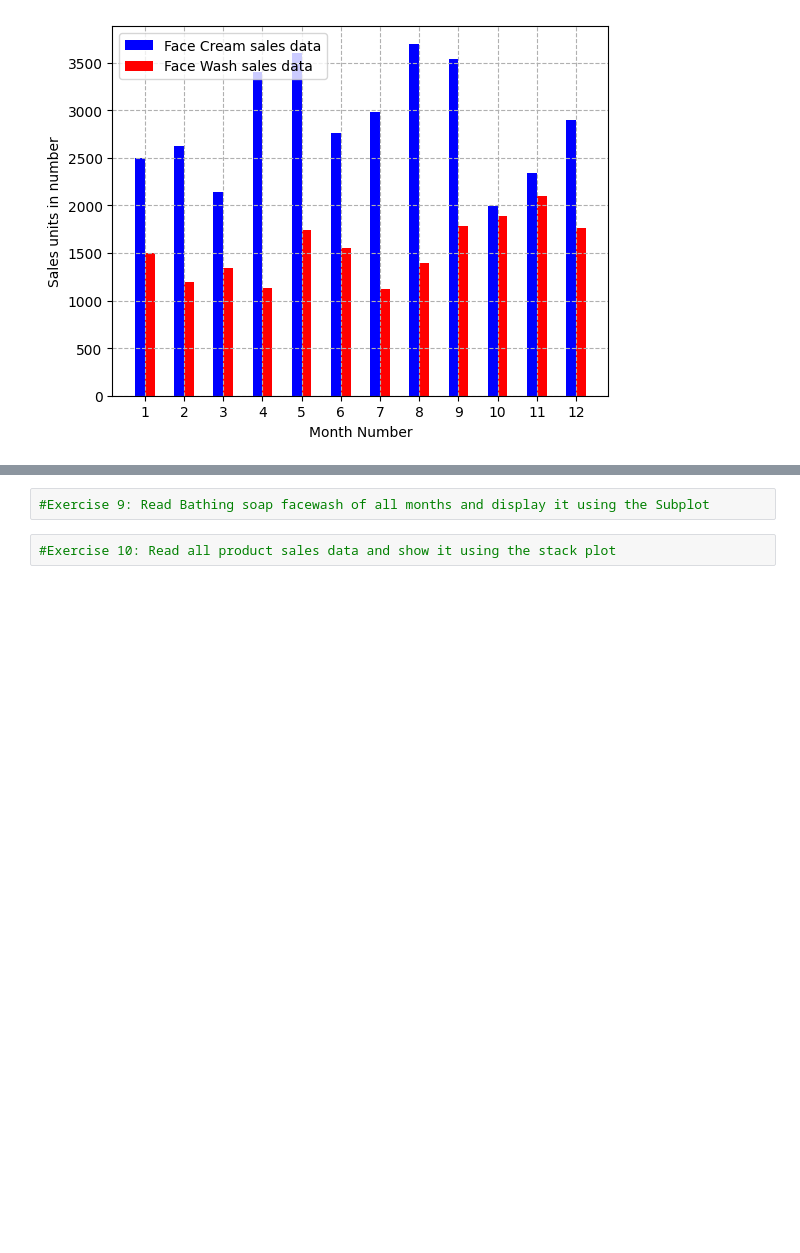
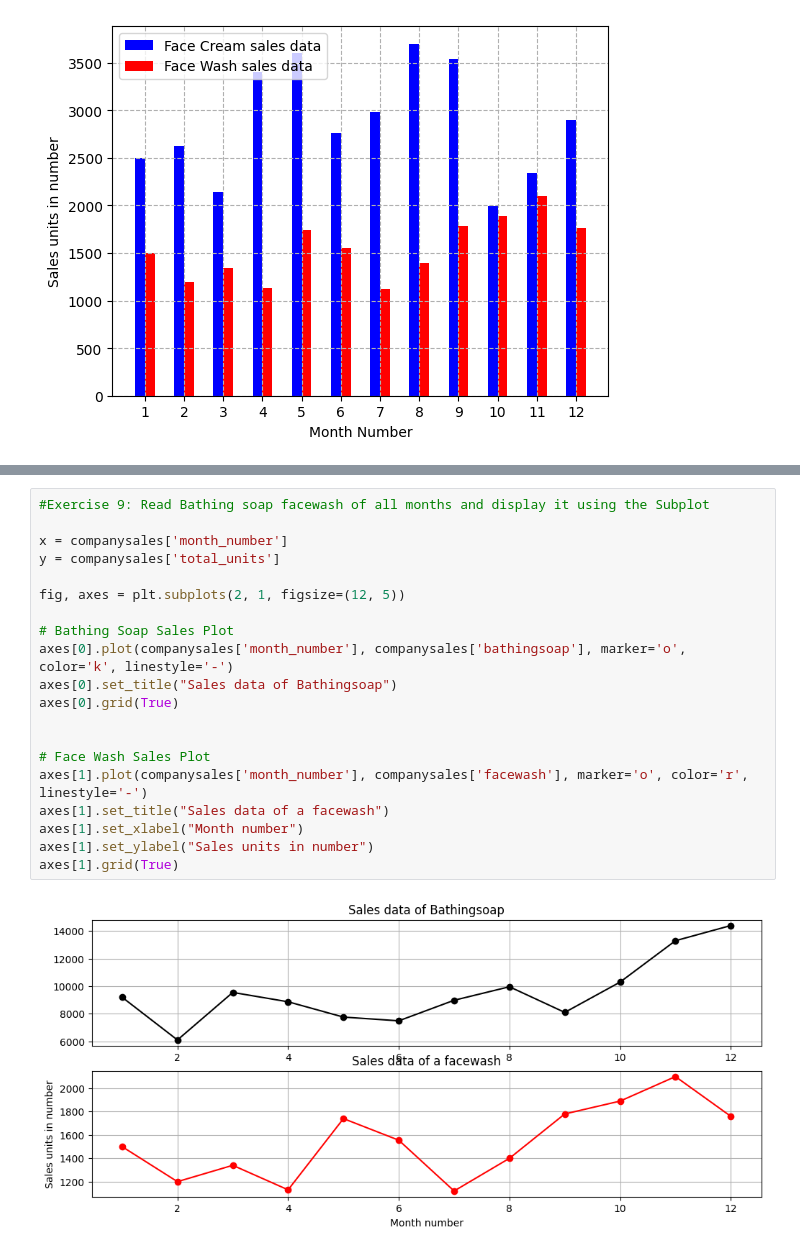
Before and after one commit to luhmont/INFS-772---Programming-for-Data-Analytics--Spring-2025-, a Jupyter notebook: Assignments/Assignment3/INFS772Assignment03.ipynb, the cells around one changed output, grey strips where cells are left out. Cells and saved outputs as stored; diff of their text form; blank space fills up the shorter version.

Commit message:
finishing 6-10 exercises

```diff
--- a/Assignments/Assignment3/INFS772Assignment03.ipynb
+++ b/Assignments/Assignment3/INFS772Assignment03.ipynb
@@ -139,4 +202,22 @@ plt.show
-# %%
-#Exercise 9: Read Bathing soap facewash of all months and display it using the Subplot
-# %%
-#Exercise 10: Read all product sales data and show it using the stack plot
+# %%
+#Exercise 9: Read Bathing soap facewash of all months and display it using the Subplot
+
+x = companysales['month_number']
+y = companysales['total_units']
+
+fig, axes = plt.subplots(2, 1, figsize=(12, 5))
+
+# Bathing Soap Sales Plot
+axes[0].plot(companysales['month_number'], companysales['bathingsoap'], marker='o', color='k', linestyle='-')
+axes[0].set_title("Sales data of Bathingsoap")
+axes[0].grid(True)
+
+
+# Face Wash Sales Plot
+axes[1].plot(companysales['month_number'], companysales['facewash'], marker='o', color='r', linestyle='-')
+axes[1].set_title("Sales data of a facewash")
+axes[1].set_xlabel("Month number")
+axes[1].set_ylabel("Sales units in number")
+axes[1].grid(True)
+# %% [output]
+[figure, added]
```
Also changed, not shown: parts of 4 cells of this notebook, 1 other file.
